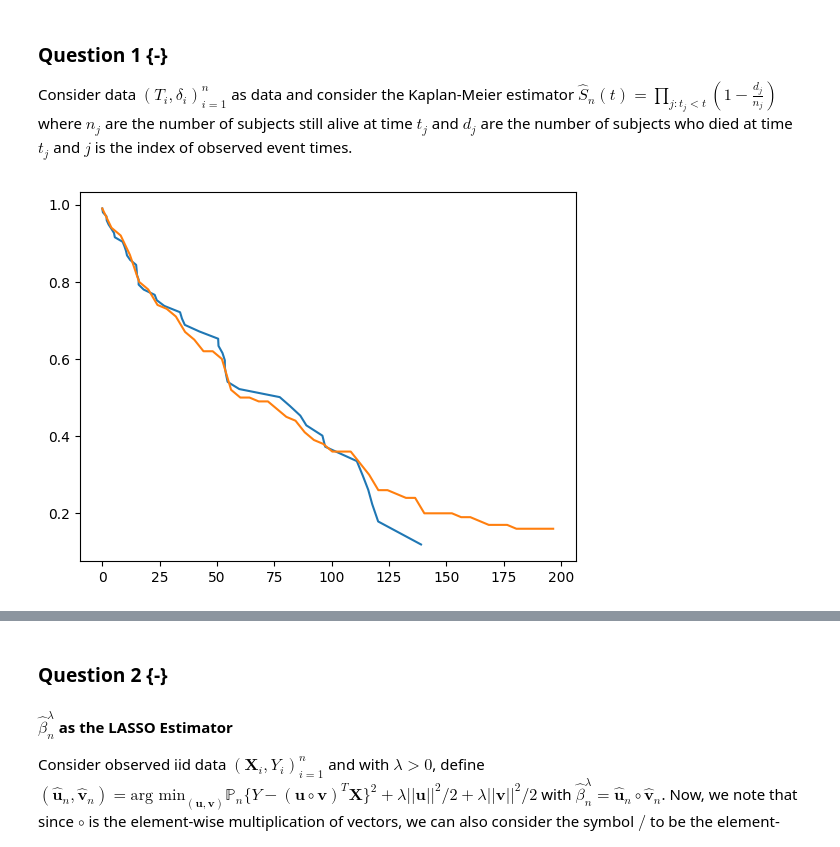
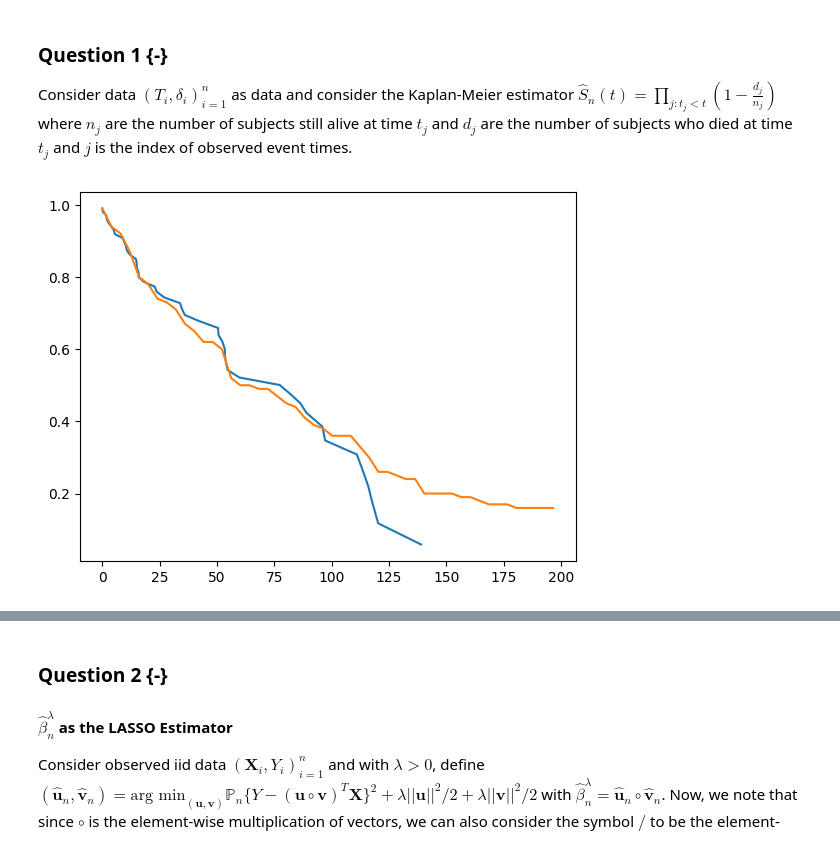
Before and after one commit to WillTirone/STA561, a Jupyter notebook: hw4/hw4.ipynb, the cells around one changed output, grey strips where cells are left out. Cells and saved outputs as stored; diff of their text form; code cells hidden in the pictures.

```diff
--- a/hw4/hw4.ipynb
+++ b/hw4/hw4.ipynb
@@ -54,7 +54,18 @@ def streaming_km(
 
     local_failure_set = failure_set.copy()
     local_risk_set = risk_set.copy()
-    for t, delta in sorted(zip(observed_times, censoring_ind)):
+    res_t = []
+    res_delta = []
+    K = 10
+    for x,(t, delta) in enumerate(zip(observed_times, censoring_indicator)):
+        if x < K:
+                res_t.append(t)
+                res_delta.append(delta)
+        else:
+            s = np.random.binomial(1, K/x, 1)[0]
+            if s:
+                res_t[s] = t
+                res_delta[s] = delta
         if delta == 1:
             if t not in local_failure_set:
                 local_failure_set[t] = 0.0
@@ -65,8 +76,8 @@ def streaming_km(
             t_index = np.where(unique_failure_times == t)[0][0]
             if t_index < len(unique_failure_times) - 1: # not last
                 local_risk_set[t] += \
-                    local_risk_set[unique_failure_times[t_index]]
-
+                    local_risk_set[unique_failure_times[t_index+1]]
+            local_risk_set[t] += sum(np.delete(res_t,np.where(res_delta))>t)
         risk_times = [w for w in local_risk_set.keys() if w <= t]
         for at_risk_time in risk_times:
             local_risk_set[at_risk_time] += 1.0
@@ -79,31 +90,31 @@ def streaming_km(
         [local_failure_set[j]/local_risk_set[j] for j in unique_failure_times]
     )
     km = np.cumprod(1-discrete_hazard)
     km_dict = dict(zip(unique_failure_times, km))
     return {"failure_set": local_failure_set, "risk_set": local_risk_set,
             "km": km_dict}
 
 
 if __name__ == "__main__":
     # Generate right-censored data
     nr.seed(1) # for replicability
     n = 100
     true_failure_times = nr.exponential(size=n)*100
     censoring_times = nr.exponential(size=n)*100
 
     # Note that you could do this in one step rather than two
     observed_times = np.array(
         [min(t, c) for t, c in zip(true_failure_times, censoring_times)]
     )
     censoring_indicator = np.array(
         [t <= c for t, c in zip(true_failure_times, censoring_times)]
     )
     km_est = streaming_km(observed_times, censoring_indicator)
     plt.plot(km_est["km"].keys(), km_est["km"].values())
     ecdf = ECDF(true_failure_times)(
         np.linspace(min(observed_times), max(observed_times))
     )
     plt.plot(np.linspace(min(observed_times), max(observed_times)), 1-ecdf)
     plt.show()
 # %% [output]
-[figure, old version]
+[figure, new version]
```
Also changed, not shown: parts of 1 cell of this notebook.
